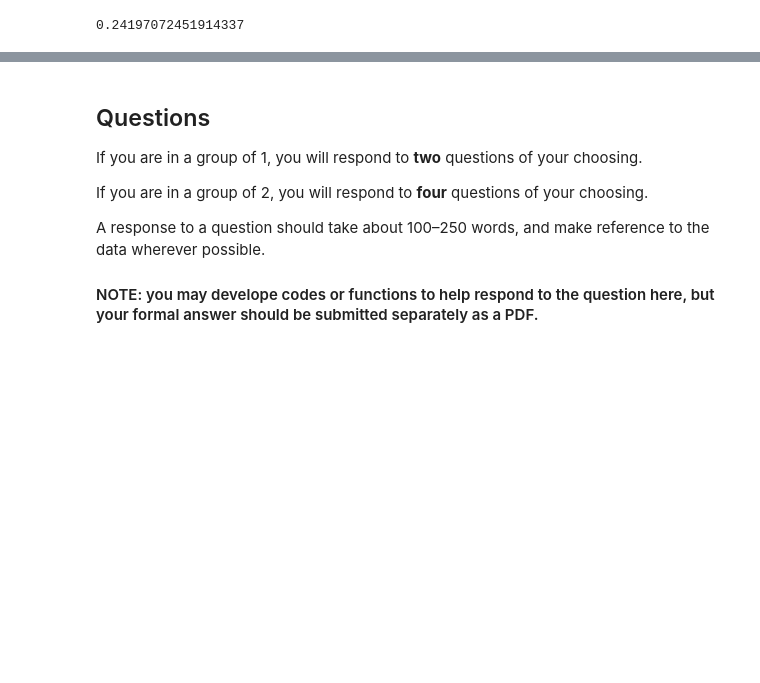
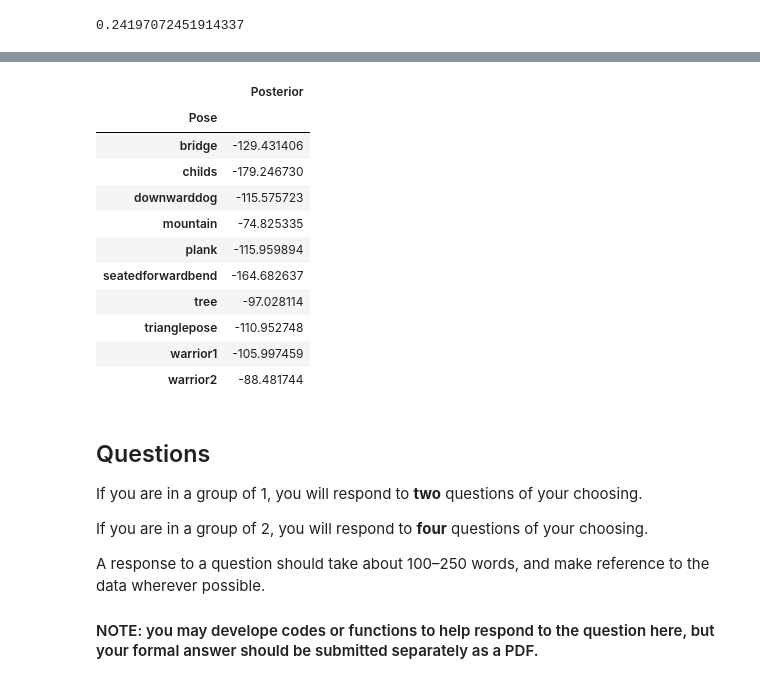
Before and after one commit to HesterLim/pose-classification-with-naive-bayes, a Jupyter notebook: COMP30027_2021_assignment1_template.ipynb, the cells around one changed output, grey strips where cells are left out. Drawn from its saved outputs; the diff is of its cells as text; code cells hidden in the pictures; blank space fills up the shorter version.

Commit message:
added some helpful links and comments and wrote some not important code

```diff
--- a/COMP30027_2021_assignment1_template.ipynb
+++ b/COMP30027_2021_assignment1_template.ipynb
@@ -236,6 +248,28 @@ posterior_df
 | 745 | warrior2 | -93.240764 |
 | 746 | warrior2 | -92.354260 |
 747 rows × 2 columns
+# %%
+# maximum a posteriori (MAP) hypothesis
+# link : https://machinelearningmastery.com/naive-bayes-for-machine-learning/
+# link : https://machinelearningmastery.com/maximum-a-posteriori-estimation/
+posterior_df.groupby(['Pose']).max()
+#A popular replacement for maximizing the likelihood is maximizing the
+#Bayesian posterior probability density of the parameters instead
+
+# Helpful link : https://machinelearningmastery.com/classification-as-conditional-probability-and-the-naive-bayes-algorithm/
+# %% [output]
+|  | Posterior |
+| Pose |  |
+| bridge | -129.431406 |
+| childs | -179.246730 |
+| downwarddog | -115.575723 |
+| mountain | -74.825335 |
+| plank | -115.959894 |
+| seatedforwardbend | -164.682637 |
+| tree | -97.028114 |
+| trianglepose | -110.952748 |
+| warrior1 | -105.997459 |
+| warrior2 | -88.481744 |
 # %%
 # This function should calculate prior probabilities and likelihoods from the training data and using
 # them to build a naive Bayes model
```
Also changed, not shown: parts of 3 cells of this notebook.
